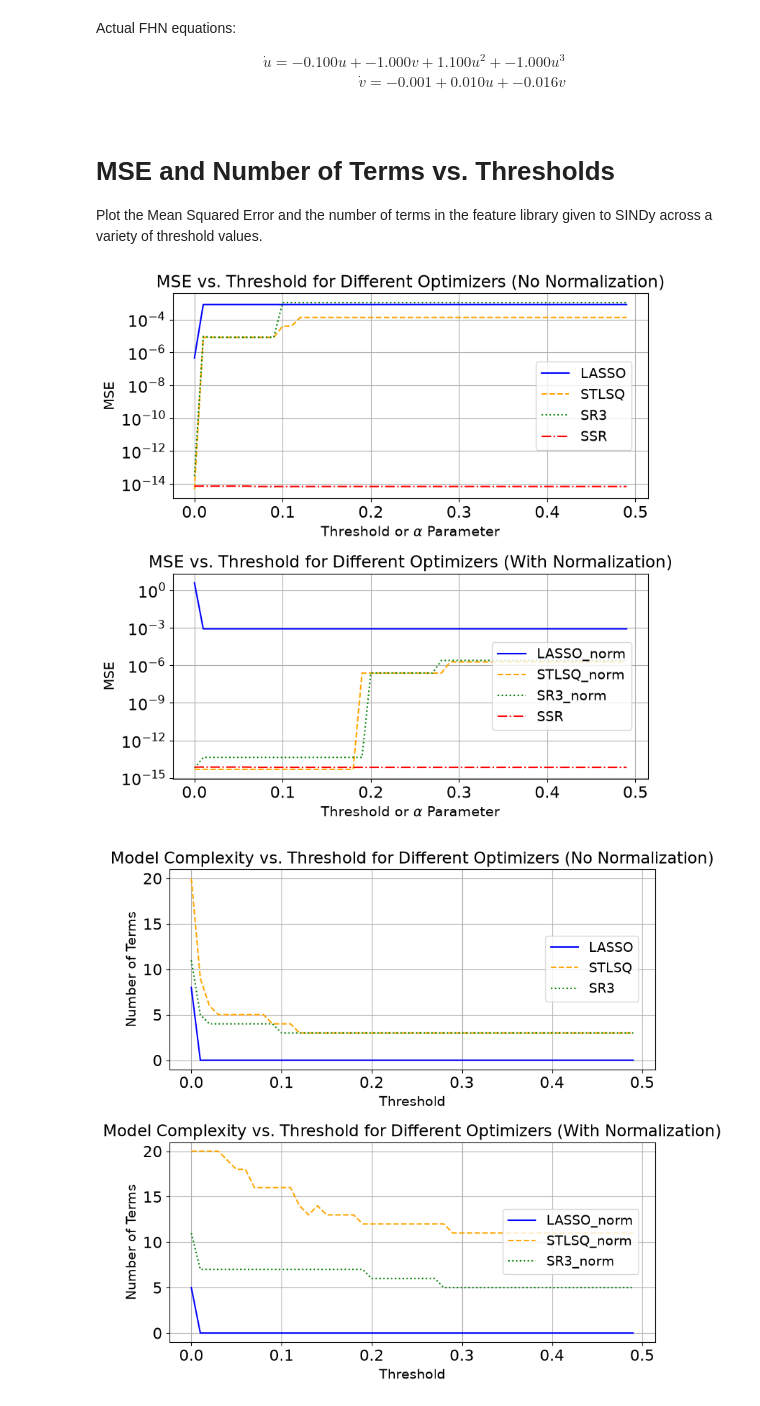
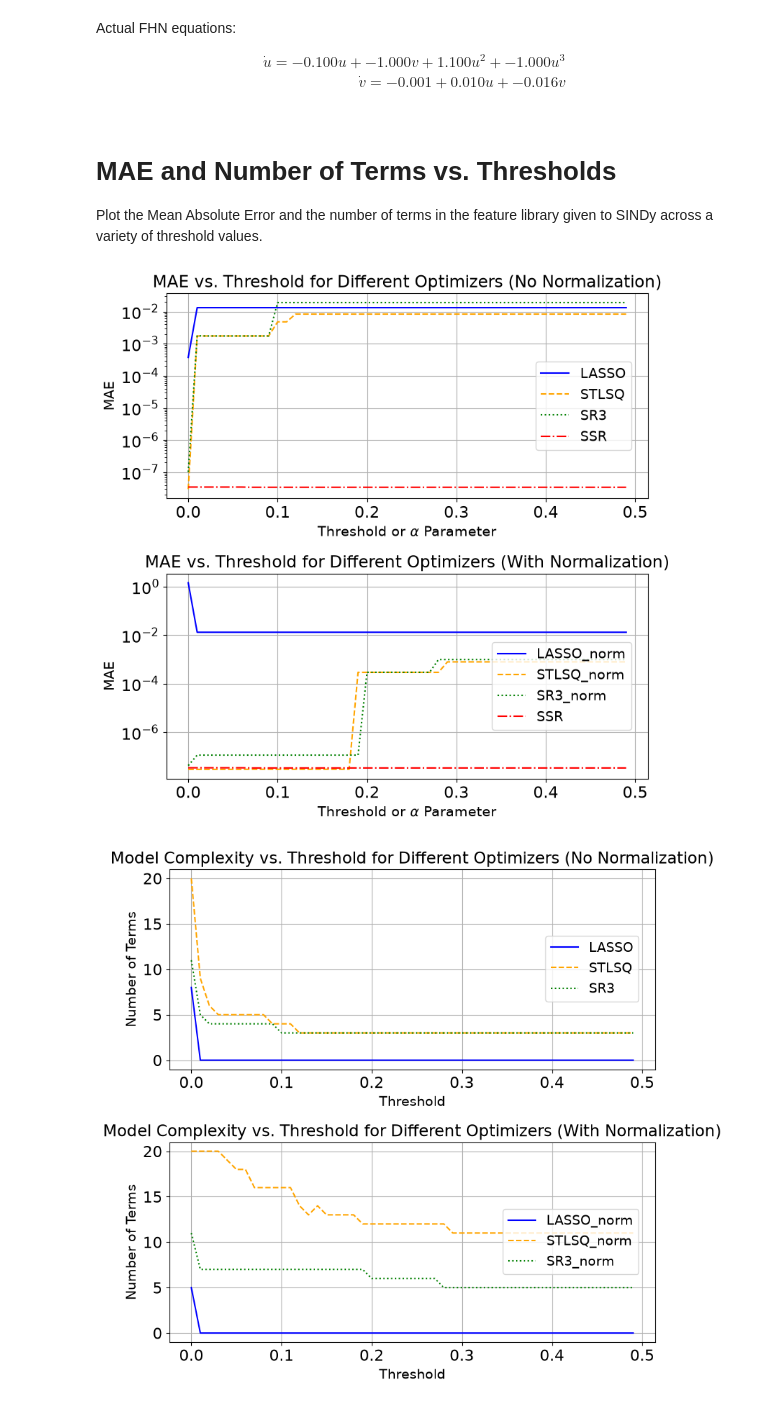
Before and after one commit to cswelch/SINDy-for-Cardiac-Electrophysiology, a Jupyter notebook: SINDy_FHN.ipynb, the cells around one changed output. Cells and saved outputs as stored; diff of their text form; code cells hidden in the pictures.

```diff
--- a/SINDy_FHN.ipynb
+++ b/SINDy_FHN.ipynb
@@ -167,8 +167,8 @@ Actual FHN equations:
     \dot{v} = -0.001 + 0.010u + -0.016v \\
 \end{align}
 # %% [markdown]
-# MSE and Number of Terms vs. Thresholds
-Plot the Mean Squared Error and the number of terms in the feature library given to SINDy across a variety of threshold values.
+# MAE and Number of Terms vs. Thresholds
+Plot the Mean Absolute Error and the number of terms in the feature library given to SINDy across a variety of threshold values.
 # %%
 %%capture --no-display
 
@@ -249,39 +249,39 @@ for thresh in thresholds:
     num_terms_SSR_norm.append(model_SSR_norm.complexity)
 # %%
-# Create two subplots: (top) MSE without normalization, (bottom) MSE with normalization.
+# Create two subplots: (top) MAE without normalization, (bottom) MAE with normalization.
 fig, ax = plt.subplots(2, 1, figsize=(8, 8))
 plt.rcParams.update({'font.size': 14})
 for a in ax:
     a.tick_params(axis='both', which='major', labelsize=16)
     a.tick_params(axis='both', which='minor', labelsize=14)
 
-# Plot the MSE errors (without normalization).
-ax[0].plot(thresholds, mse_LASSO, linestyle='-', color='blue', label='LASSO')
-ax[0].plot(thresholds, mse_STLSQ, linestyle='--', color='orange', label='STLSQ')
-ax[0].plot(thresholds, mse_SR3, linestyle=':', color='green', label='SR3')
-ax[0].plot(thresholds, mse_SSR, linestyle='-.', color='red', label='SSR')
-ax[0].set_title('MSE vs. Threshold for Different Optimizers (No Normalization)')
+# Plot the MAE errors (without normalization).
+ax[0].plot(thresholds, mae_LASSO, linestyle='-', color='blue', label='LASSO')
+ax[0].plot(thresholds, mae_STLSQ, linestyle='--', color='orange', label='STLSQ')
+ax[0].plot(thresholds, mae_SR3, linestyle=':', color='green', label='SR3')
+ax[0].plot(thresholds, mae_SSR, linestyle='-.', color='red', label='SSR')
+ax[0].set_title('MAE vs. Threshold for Different Optimizers (No Normalization)')
 ax[0].set_xlabel(r'Threshold or $\alpha$ Parameter')
-ax[0].set_ylabel('MSE')
+ax[0].set_ylabel('MAE')
 ax[0].set_yscale('log')
 ax[0].grid()
 ax[0].legend(loc='upper right', bbox_to_anchor=(0.98, 0.7))
 
-# Plot the MSE errors (with normalization).
-ax[1].plot(thresholds, mse_LASSO_norm, linestyle='-', color='blue', label='LASSO_norm')
-ax[1].plot(thresholds, mse_STLSQ_norm, linestyle='--', color='orange', label='STLSQ_norm')
-ax[1].plot(thresholds, mse_SR3_norm, linestyle=':', color='green', label='SR3_norm')
-ax[1].plot(thresholds, mse_SSR, linestyle='-.', color='red', label='SSR')
-ax[1].set_title('MSE vs. Threshold for Different Optimizers (With Normalization)')
+# Plot the MAE errors (with normalization).
+ax[1].plot(thresholds, mae_LASSO_norm, linestyle='-', color='blue', label='LASSO_norm')
+ax[1].plot(thresholds, mae_STLSQ_norm, linestyle='--', color='orange', label='STLSQ_norm')
+ax[1].plot(thresholds, mae_SR3_norm, linestyle=':', color='green', label='SR3_norm')
+ax[1].plot(thresholds, mae_SSR, linestyle='-.', color='red', label='SSR')
+ax[1].set_title('MAE vs. Threshold for Different Optimizers (With Normalization)')
 ax[1].set_xlabel(r'Threshold or $\alpha$ Parameter')
-ax[1].set_ylabel('MSE')
+ax[1].set_ylabel('MAE')
 ax[1].set_yscale('log')
 ax[1].grid()
 ax[1].legend(loc='upper right', bbox_to_anchor=(0.98, 0.7))
 
 fig.tight_layout()
 # %% [output]
-[figure, old version]
+[figure, new version]
 # %%
 # Create subplots in same style for model complexity vs. threshold.
 fig2, ax2 = plt.subplots(2, 1, figsize=(8, 8))
```
Also changed, not shown: parts of 2 cells of this notebook, 3 other files.
